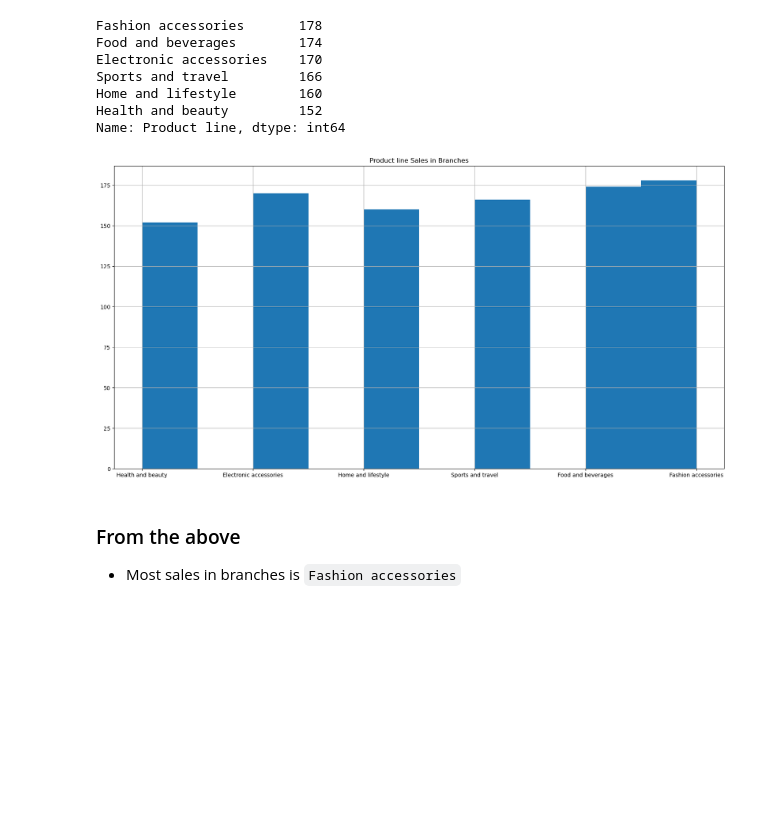
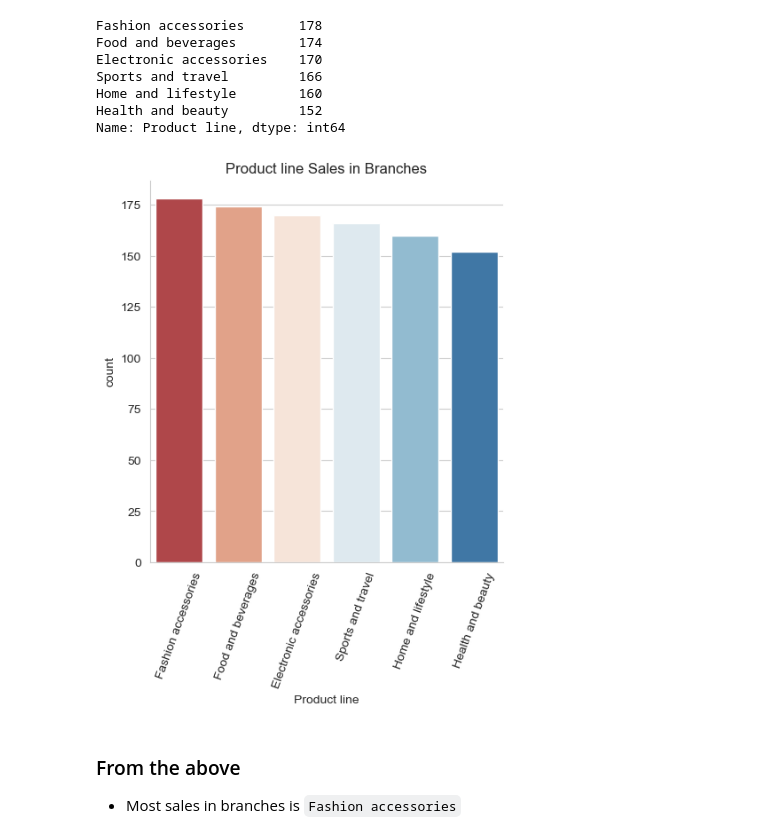
Before and after one commit to Ahmedabbas75/Super_Market-Analysis-Task, a Jupyter notebook: Analysis-Code.ipynb, the cells around one changed output. Cells and saved outputs as stored; diff of their text form; code cells hidden in the pictures; blank space fills up the shorter version.

```diff
--- a/Analysis-Code.ipynb
+++ b/Analysis-Code.ipynb
@@ -117,3 +110,7 @@ data["Date"]
 998   2019-02-22
 999   2019-02-18
 Name: Date, Length: 1000, dtype: datetime64[ns]
+# %%
+# add new column Month
+
+data["Month"] = data["Date"].dt.month_name()
@@ -123,6 +135,11 @@ Name: Date, Length: 1000, dtype: datetime64[ns]
 data.drop(columns = "Invoice ID", inplace = True)
 # %% [markdown]
 ## Univariate Analysis
+# %%
+# set style of visualization
+
+sns.set_style("whitegrid")
+sns.set_palette("RdBu")
 # %% [markdown]
 ### Discovering `Branch` column
 # %%
@@ -228,11 +254,15 @@ Home and lifestyle        160
 Health and beauty         152
 Name: Product line, dtype: int64
 # %%
-data["Product line"].hist(figsize=(20,10))
+# visualized Product line column
+
+# 1- create count plot
+sns.catplot(x = "Product line", data = data, kind = "count", order = data["Product line"].value_counts().index)
 plt.title("Product line Sales in Branches")
+plt.xticks(rotation = 70)
 plt.show()
 # %% [output]
-[figure, old version]
+[figure, new version]
 # %% [markdown]
 ### From the above
 
```
Also changed, not shown: parts of 50 cells of this notebook.
